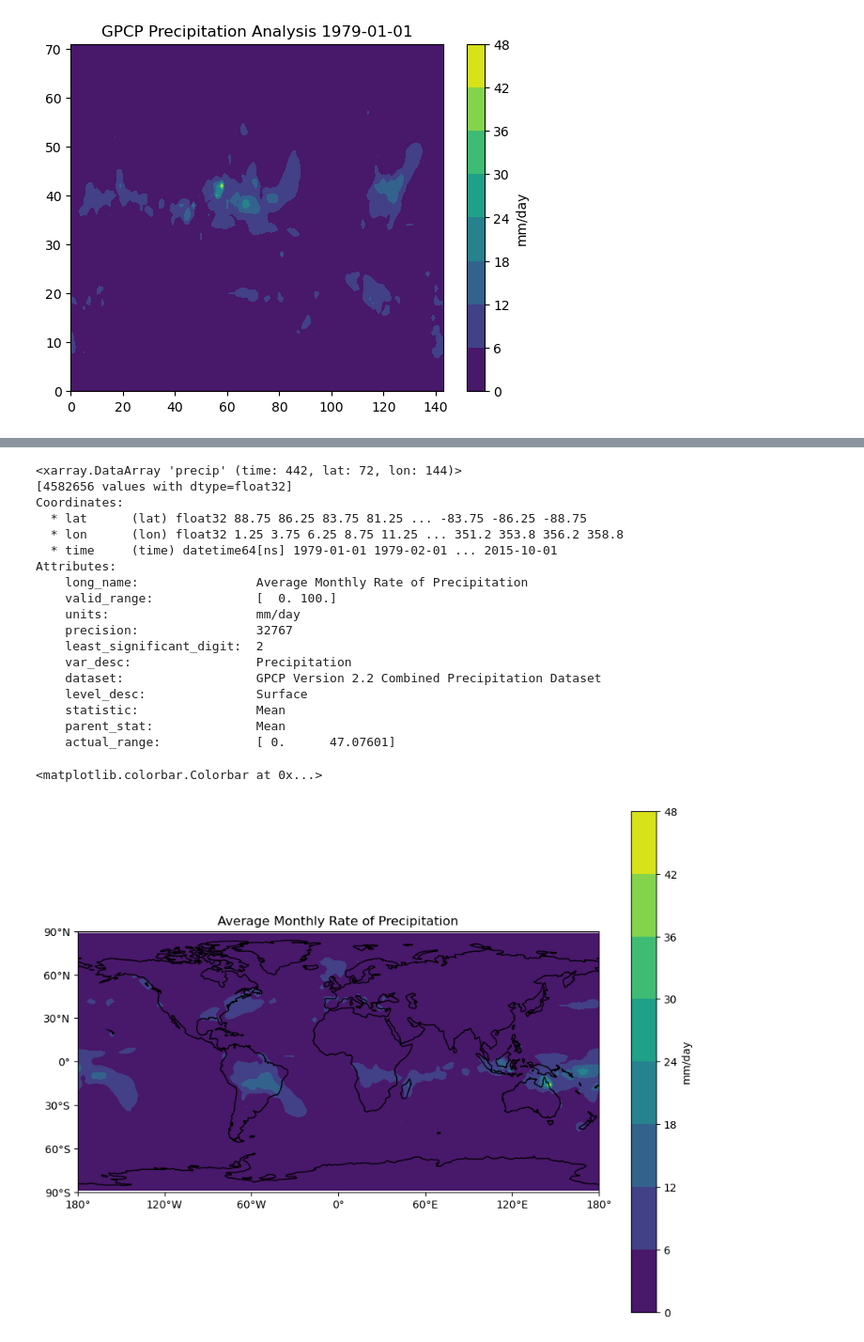
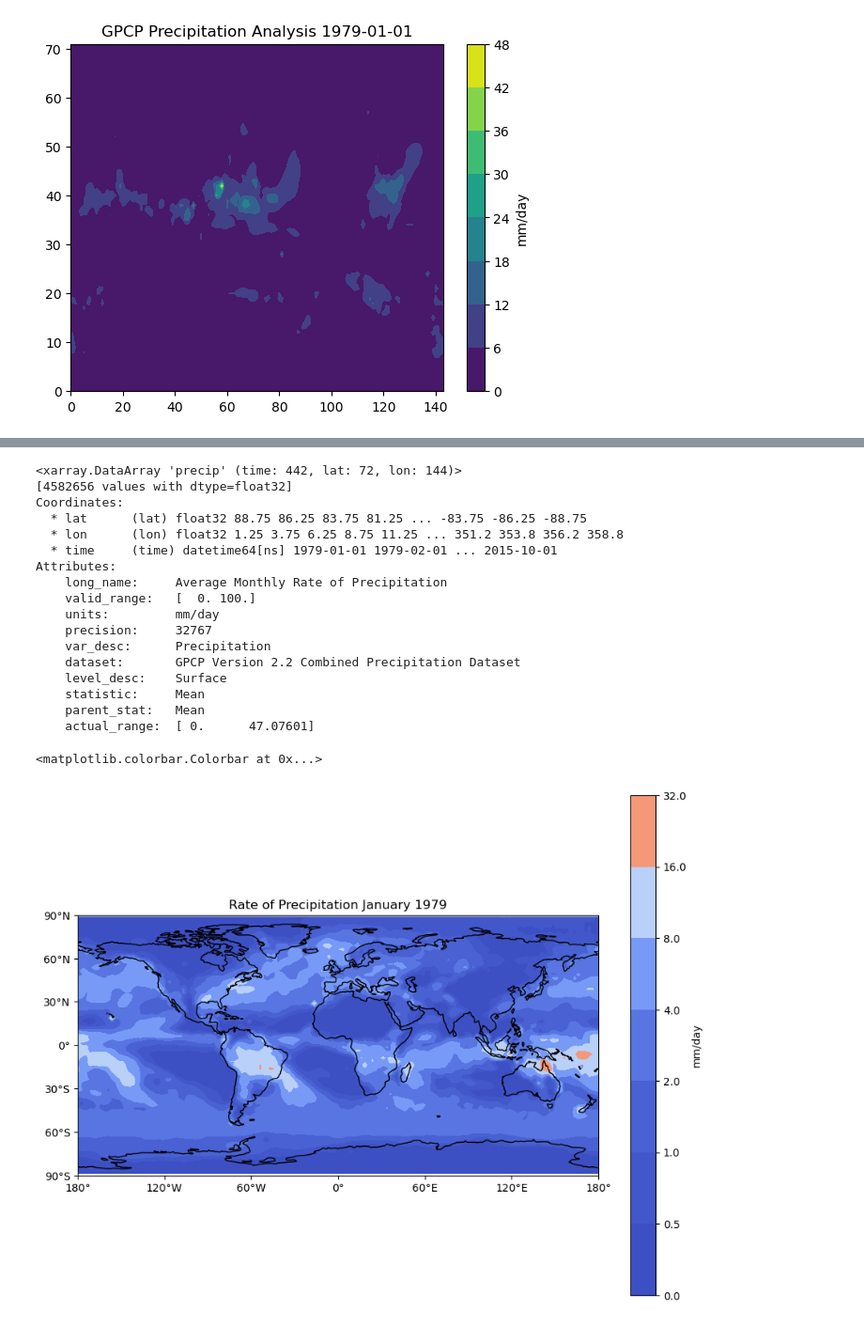
Before and after one commit to desmond-gray/Assignment_1, a Jupyter notebook: Assignment-1.ipynb, the cells around one changed output, grey strips where cells are left out. Shown at 94% size. Cells and saved outputs as stored; diff of their text form; code cells hidden in the pictures.

```diff
--- a/Assignment-1.ipynb
+++ b/Assignment-1.ipynb
@@ -78,5 +68,0 @@ from cartopy.util import add_cyclic_point
-# %%
-path = '/home/dgray24/'
-fname = 'precip.mon.mean.nc'
-ds = xr.open_dataset(path+fname)
-ds
@@ -111,41 +76,40 @@ Coordinates:
   * lon      (lon) float32 1.25 3.75 6.25 8.75 11.25 ... 351.2 353.8 356.2 358.8
   * time     (time) datetime64[ns] 1979-01-01 1979-02-01 ... 2015-10-01
 Attributes:
-    long_name:                Average Monthly Rate of Precipitation
-    valid_range:              [  0. 100.]
-    units:                    mm/day
-    precision:                32767
-    least_significant_digit:  2
-    var_desc:                 Precipitation
-    dataset:                  GPCP Version 2.2 Combined Precipitation Dataset
-    level_desc:               Surface
-    statistic:                Mean
-    parent_stat:              Mean
-    actual_range:             [ 0.      47.07601]
+    long_name:     Average Monthly Rate of Precipitation
+    valid_range:   [  0. 100.]
+    units:         mm/day
+    precision:     32767
+    var_desc:      Precipitation
+    dataset:       GPCP Version 2.2 Combined Precipitation Dataset
+    level_desc:    Surface
+    statistic:     Mean
+    parent_stat:   Mean
+    actual_range:  [ 0.      47.07601]
 # %%
 fig = plt.figure(figsize=(11,8.5))
 
 ax=plt.axes(projection=ccrs.PlateCarree())
 
 data=ds.precip[0,:,:]
 data, lons = add_cyclic_point(data, coord=ds['lon'])
 
 cs=ax.contourf(lons, ds['lat'], data,
-            transform = ccrs.PlateCarree())
+            transform = ccrs.PlateCarree(),levels=[0,0.5,1,2,4,8,16,32], cmap="coolwarm")
 
 ax.set_xticks(np.arange(-180,181,60), crs=ccrs.PlateCarree())
 lon_formatter = cticker.LongitudeFormatter()
 ax.xaxis.set_major_formatter(lon_formatter)
 
 ax.set_yticks(np.arange(-90,91,30), crs=ccrs.PlateCarree())
 lat_formatter = cticker.LatitudeFormatter()
 ax.yaxis.set_major_formatter(lat_formatter)
 ;
 ax.coastlines()
 ;
-plt.title(ds.precip.attrs['long_name'])
+plt.title('Rate of Precipitation January 1979')
 
 plt.colorbar(cs,label=ds.precip.attrs['units'])
 # %% [output]
 <matplotlib.colorbar.Colorbar at 0x...>
-[figure, old version]
+[figure, new version]
```
Also changed, not shown: parts of 2 cells of this notebook.
